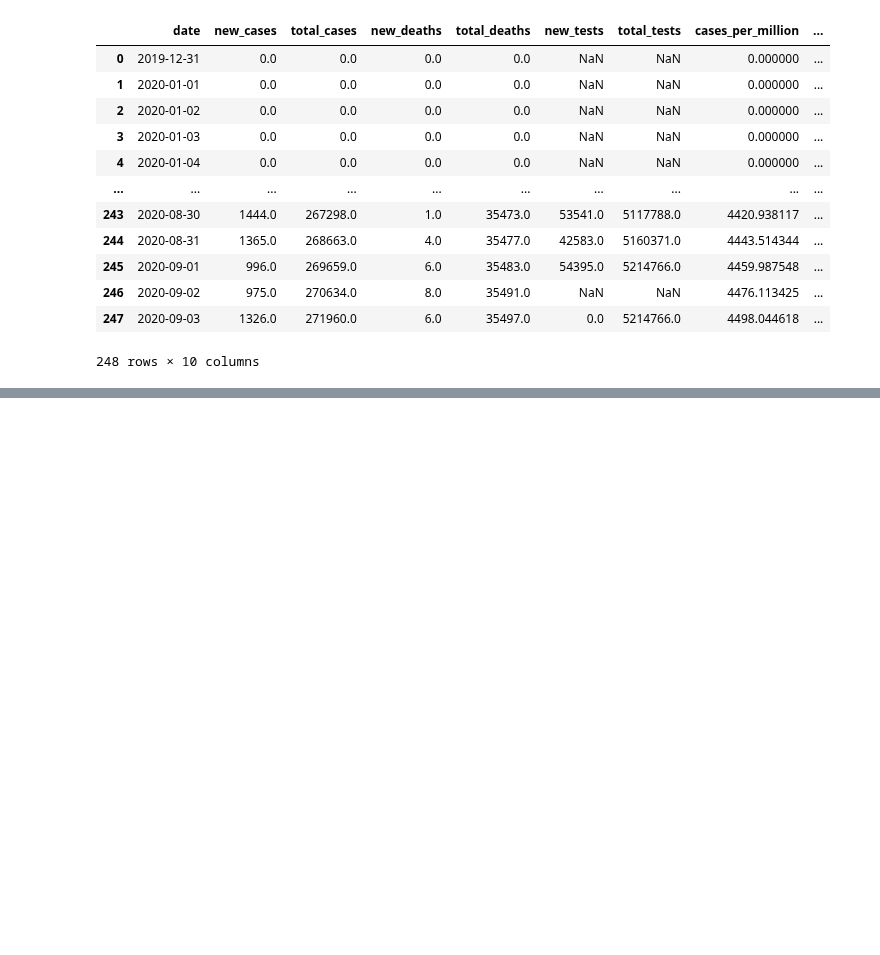
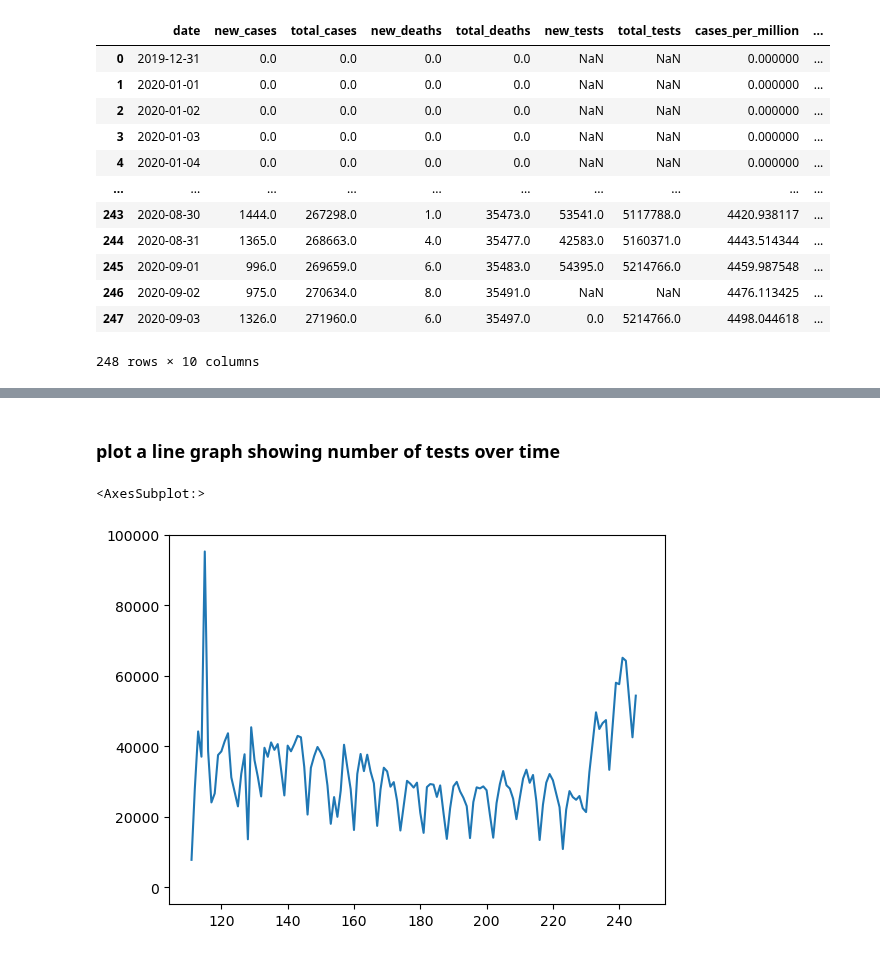
Before and after one commit to S827/Data-Science, a Jupyter notebook: Py Libraries/Pandas/python-pandas-data-analysis.ipynb, the cells around one changed output, grey strips where cells are left out. Cells and saved outputs as stored; diff of their text form; code cells hidden in the pictures; blank space fills up the shorter version.

```diff
--- a/Py Libraries/Pandas/python-pandas-data-analysis.ipynb
+++ b/Py Libraries/Pandas/python-pandas-data-analysis.ipynb
@@ -1425,0 +1431,7 @@ result_df.to_csv('results.csv', index=None)
+# %% [markdown]
+### plot a line graph showing number of tests over time
+# %%
+result_df.new_tests.plot()
+# %% [output]
+<AxesSubplot:>
+[figure, added]
```
Also changed, not shown: parts of 31 cells of this notebook.
